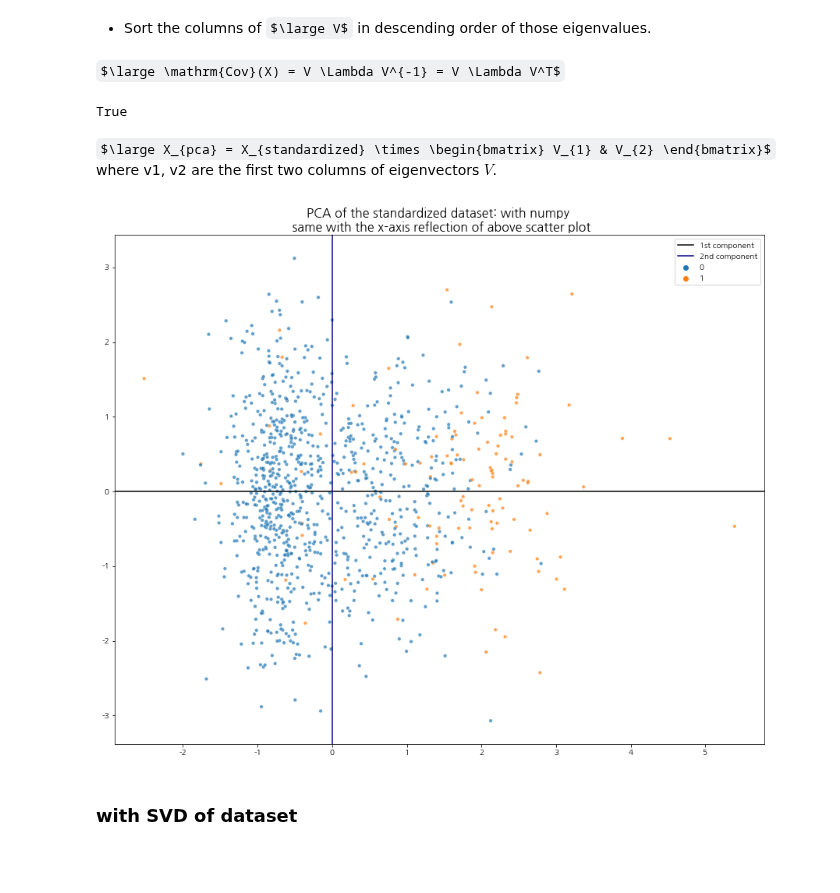
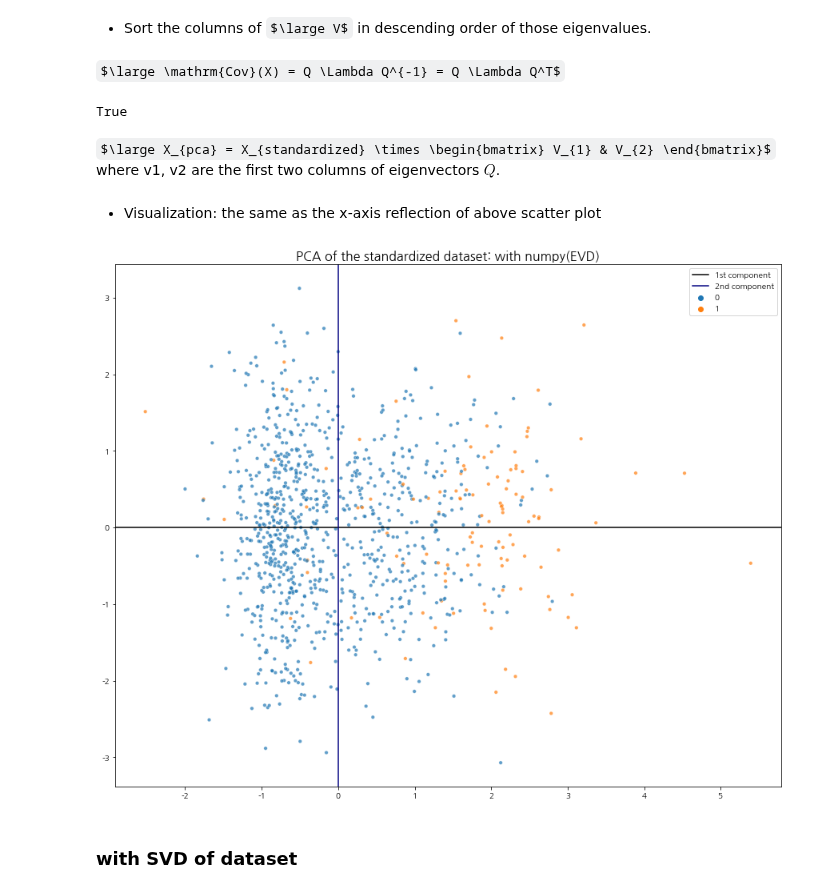
Before and after one commit to ywkim92/Paper-implementation, a Jupyter notebook: Paper implementation_PCA.ipynb, the cells around one changed output. Drawn from its saved outputs; the diff is of its cells as text; code cells hidden in the pictures; some formulas as TeX source; blank space fills up the shorter version.

```diff
--- a/Paper implementation_PCA.ipynb
+++ b/Paper implementation_PCA.ipynb
@@ -229,10 +233,10 @@ True
 # %%
 evectors = evectors[:,evalues.argsort()[::-1]]
 # %% [markdown]
-$\large \mathrm{Cov}(X) = V \Lambda V^{-1} = V \Lambda V^T$
+$\large \mathrm{Cov}(X) = Q \Lambda Q^{-1} = Q \Lambda Q^T$
 # %%
 np.allclose(cov, evectors.dot(evalues_mat.dot(evectors.T)))
 # %% [output]
 True
 # %% [markdown]
-$\large X_{pca} = X_{standardized} \times \begin{bmatrix} V_{1} & V_{2} \end{bmatrix}$ where v1, v2 are the first two columns of eigenvectors $V$.
+$\large X_{pca} = X_{standardized} \times \begin{bmatrix} V_{1} & V_{2} \end{bmatrix}$ where v1, v2 are the first two columns of eigenvectors $Q$.
@@ -239,19 +246,18 @@ $\large X_{pca} = X_{standardized} \times \begin{bmatrix} V_{1} & V_{2} \end{bma
+# %% [markdown]
+* Visualization: the same as the x-axis reflection of above scatter plot
 # %%
-data_x_pca = data_x_std.dot(evectors[:,:dim_reduced])
-comp_reduced = (evectors[:,:dim_reduced].T).dot(evectors[:,:dim_reduced])
-
 fig, ax = plt.subplots(1,1, figsize = (16,12))
 ax.set_aspect(1)
 
 ax.axline((.0, .0), (comp_reduced[0,0], comp_reduced[0,1]), c='k', label='1st component')
 ax.axline((.0, .0), (comp_reduced[1,0], comp_reduced[1,1]), c='navy', label='2nd component')
 
 show_n_samp = 1000
 sns.scatterplot(x = data_x_pca[:show_n_samp, 0], y=data_x_pca[:show_n_samp, 1], hue=data_y[:show_n_samp],  alpha=.7 , s=20)
-plt.title('PCA of the standardized dataset: with numpy \n same with the x-axis reflection of above scatter plot', fontsize = 16)
+plt.title('PCA of the standardized dataset: with numpy(EVD)', fontsize = 16)
 plt.show()
 # %% [output]
-[figure, old version]
+[figure, new version]
 # %% [markdown]
 ### with SVD of dataset
 # %% [markdown]
```
Also changed, not shown: parts of 28 cells of this notebook.
